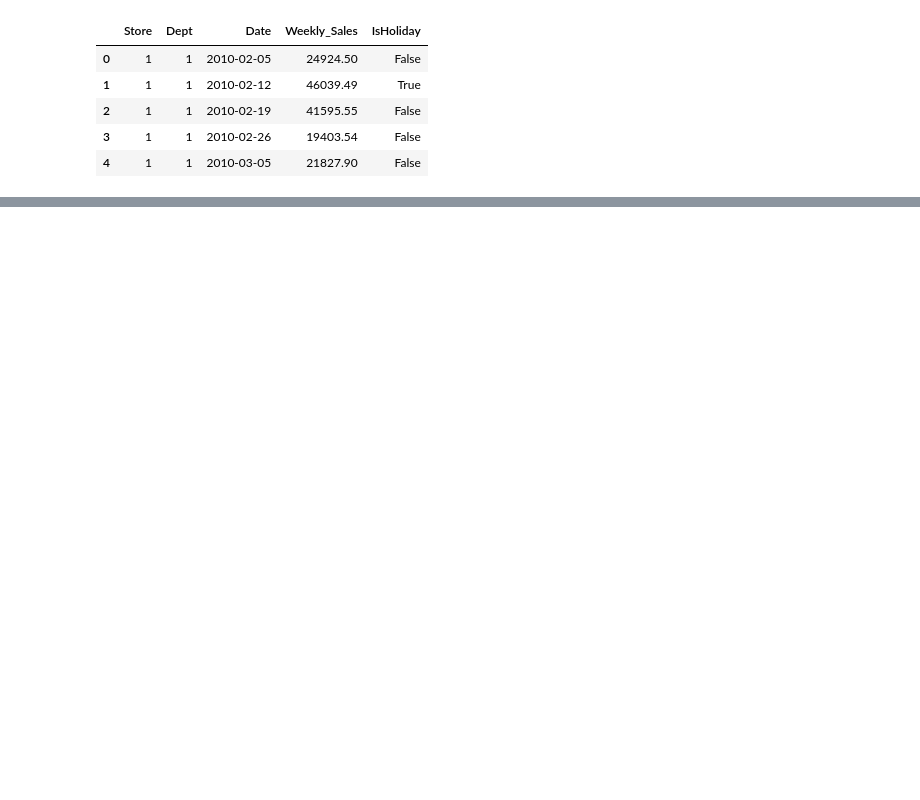
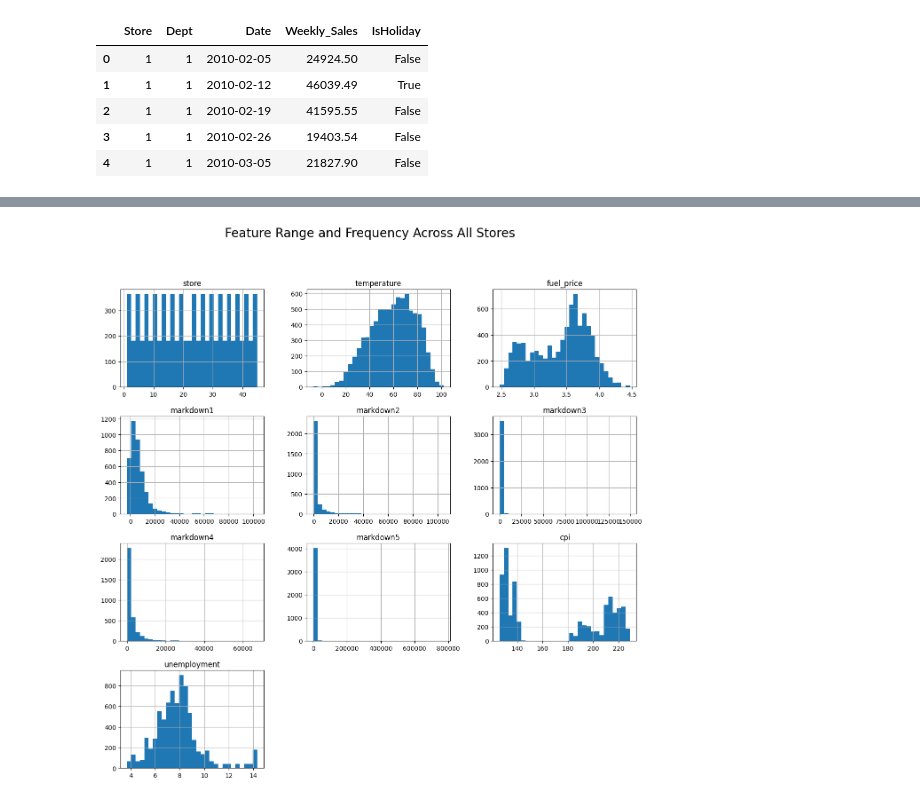
Before and after one commit to synapticsynergy/sales-forecasting-explore, a Jupyter notebook: experiments/observations/dataset_exploration.ipynb, the cells around one changed output, grey strips where cells are left out. Saved outputs shown, nothing was run; the diff lists cells and outputs as text; code cells hidden in the pictures; blank space fills up the shorter version.

Commit message:
Add features histogram

```diff
--- a/experiments/observations/dataset_exploration.ipynb
+++ b/experiments/observations/dataset_exploration.ipynb
@@ -63,2 +117,5 @@ train_df.head()
 # %%
-features_df.
+features_df.columns = features_df.columns.str.lower()
+stores_df.columns = stores_df.columns.str.lower()
+test_df.columns = test_df.columns.str.lower()
+train_df.columns = train_df.columns.str.lower()
@@ -64,0 +210,6 @@ features_df.
+# %%
+features_df.hist(bins=30, figsize=(15,14))
+plt.suptitle("Feature Range and Frequency Across All Stores", fontsize=20)
+plt.show()
+# %% [output]
+[figure, added]
```
Also changed, not shown: parts of 16 cells of this notebook.
